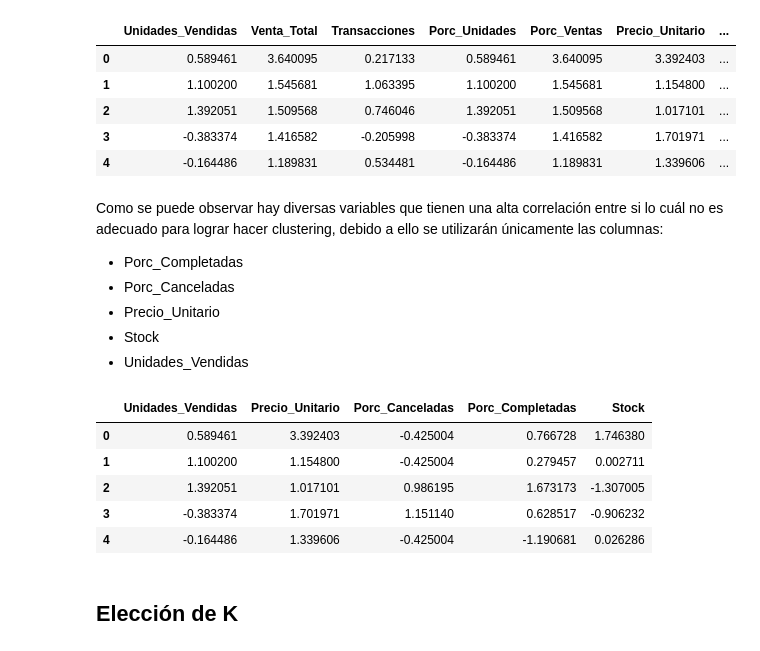
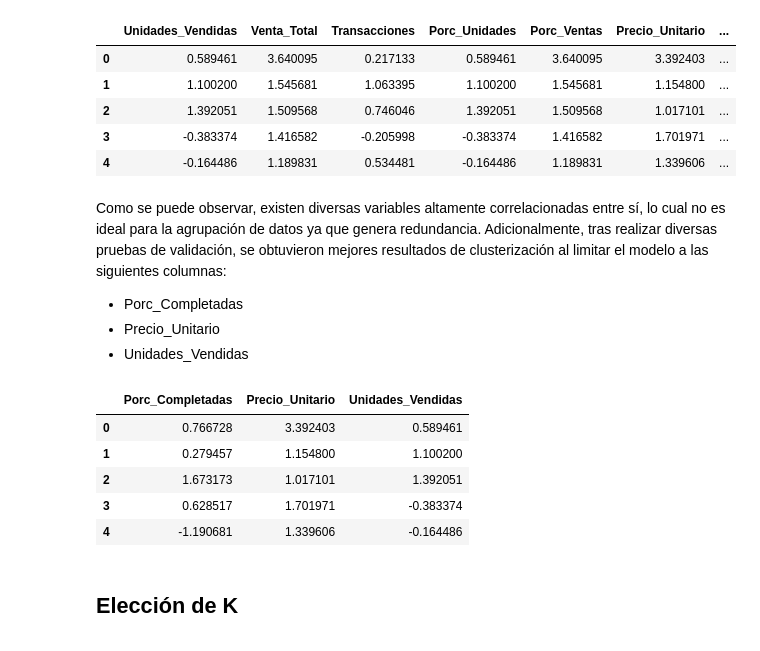
Before and after one commit to Polito9/Sales-Pattern-Analysis, a Jupyter notebook: notebooks/Clustering.ipynb, the cells around one changed output. Saved outputs shown, nothing was run; the diff lists cells and outputs as text; code cells hidden in the pictures.

```diff
--- a/notebooks/Clustering.ipynb
+++ b/notebooks/Clustering.ipynb
@@ -74,25 +74,23 @@ fig = px.imshow(correlation, text_auto=".2f")
 fig.update_layout(width = 1200, height = 1200)
 fig.show()
 # %% [markdown]
-Como se puede observar hay diversas variables que tienen una alta correlación entre si lo cuál no es adecuado para lograr hacer clustering, debido a ello se utilizarán únicamente las columnas:
+Como se puede observar, existen diversas variables altamente correlacionadas entre sí, lo cual no es ideal para la agrupación de datos ya que genera redundancia. Adicionalmente, tras realizar diversas pruebas de validación, se obtuvieron mejores resultados de clusterización al limitar el modelo a las siguientes columnas:
 
 - Porc_Completadas
-- Porc_Canceladas
 - Precio_Unitario
-- Stock
 - Unidades_Vendidas
 # %%
-not_used_cols = ['Venta_Total', 'Transacciones', 'Porc_Unidades', 'Porc_Ventas', 'Porc_Pendientes']
+used_cols = ['Porc_Completadas', 'Precio_Unitario', 'Unidades_Vendidas']
 
-X_prod_scaled = X_prod_scaled.drop(columns=not_used_cols)
+X_prod_scaled = X_prod_scaled[used_cols]
 
 X_prod_scaled.head(5)
 # %% [output]
-|  | Unidades_Vendidas | Precio_Unitario | Porc_Canceladas | Porc_Completadas | Stock |
-| 0 | 0.589461 | 3.392403 | -0.425004 | 0.766728 | 1.746380 |
-| 1 | 1.100200 | 1.154800 | -0.425004 | 0.279457 | 0.002711 |
-| 2 | 1.392051 | 1.017101 | 0.986195 | 1.673173 | -1.307005 |
-| 3 | -0.383374 | 1.701971 | 1.151140 | 0.628517 | -0.906232 |
-| 4 | -0.164486 | 1.339606 | -0.425004 | -1.190681 | 0.026286 |
+|  | Porc_Completadas | Precio_Unitario | Unidades_Vendidas |
+| 0 | 0.766728 | 3.392403 | 0.589461 |
+| 1 | 0.279457 | 1.154800 | 1.100200 |
+| 2 | 1.673173 | 1.017101 | 1.392051 |
+| 3 | 0.628517 | 1.701971 | -0.383374 |
+| 4 | -1.190681 | 1.339606 | -0.164486 |
 # %% [markdown]
 ## Elección de K
```
Also changed, not shown: parts of 9 cells of this notebook.
